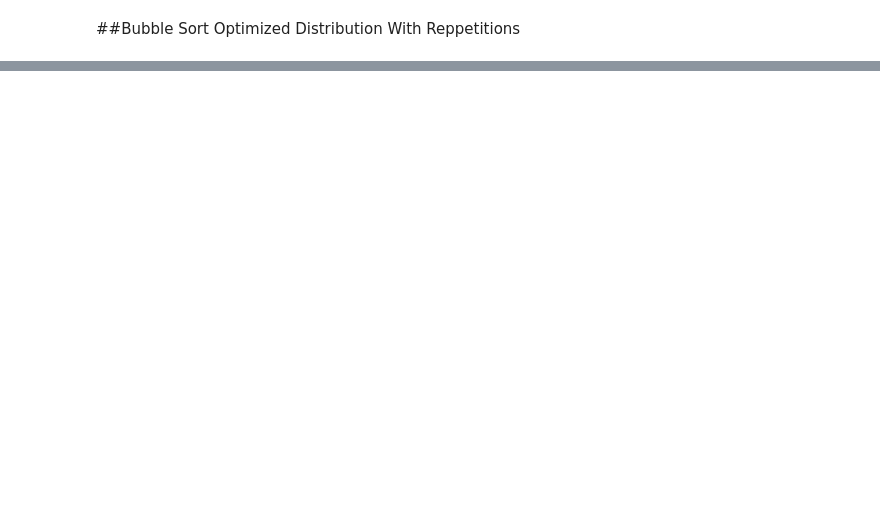
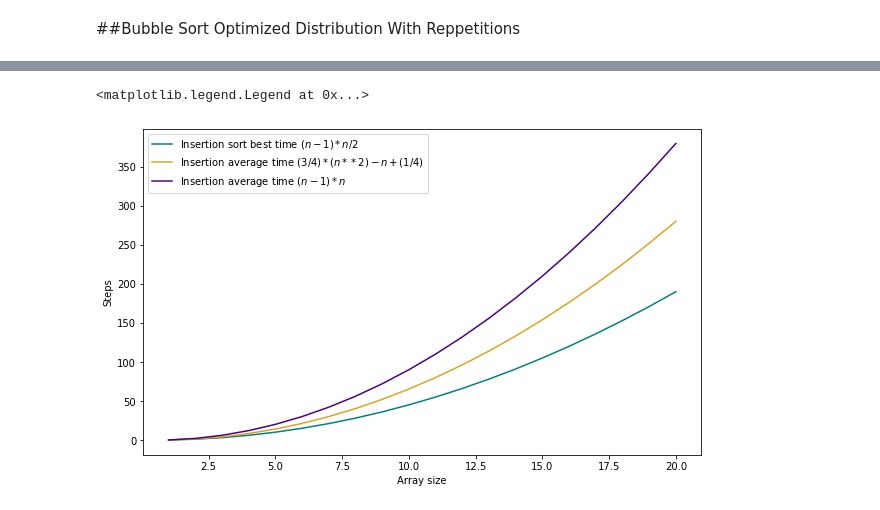
Before and after one commit to yybeltranr/AlgorithmsUN2021I, a Jupyter notebook: Lab9/BubbleSortOptDistributionWithRepGroup2.ipynb, the cells around one changed output, grey strips where cells are left out. Cells and saved outputs as stored; diff of their text form; code cells hidden in the pictures; blank space fills up the shorter version.

```diff
--- a/Lab9/BubbleSortOptDistributionWithRepGroup2.ipynb
+++ b/Lab9/BubbleSortOptDistributionWithRepGroup2.ipynb
@@ -87,3 +133,19 @@ plt.show()
+# %%
+import matplotlib.pyplot as plt
+import numpy as np
+
+n = np.arange(1,21,1)
+
+plt.figure(figsize = (10,6))
+plt.plot(n, (n-1)*n/2,  label = 'Insertion sort best time $(n-1)*n/2$', color='teal')
+plt.plot(n, (3/4)*(n**2)-n+(1/4), label = 'Insertion average time $(3/4)*(n**2)-n+(1/4)$', color='goldenrod')
+plt.plot(n, (n-1)*n, label = 'Insertion average time $(n-1)*n$',color='indigo')
+plt.xlabel('Array size')
+plt.ylabel('Steps')
+plt.legend(loc = 'upper left')
+# %% [output]
+<matplotlib.legend.Legend at 0x...>
+[figure, added]
 # %%
 import pandas as pd
 
```
Also changed, not shown: parts of 6 cells of this notebook, 1 other file.
